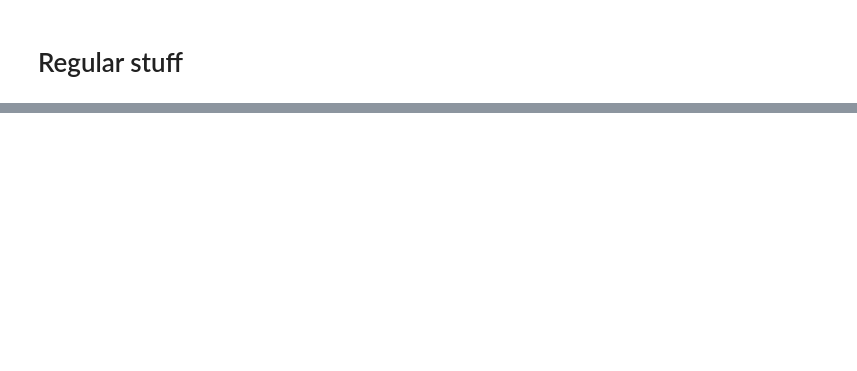
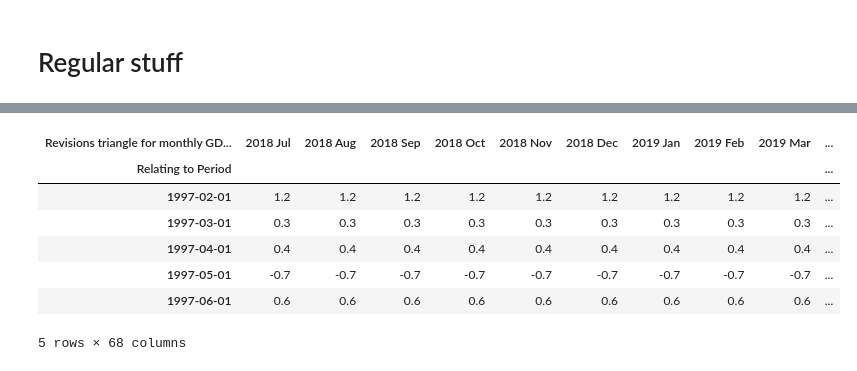
Before and after one commit to lukas-al/revisions_toolkit, a Jupyter notebook: revisions-toolkit/notebooks/test_nb.ipynb, the cells around one changed output, grey strips where cells are left out. Cells and saved outputs as stored; diff of their text form; code cells hidden in the pictures; blank space fills up the shorter version.

```diff
--- a/revisions-toolkit/notebooks/test_nb.ipynb
+++ b/revisions-toolkit/notebooks/test_nb.ipynb
@@ -10,3 +116,3 @@
 # %%
-test_df = context.catalog.load("headline_gdp_vintages")
+test_dict = context.catalog.load("headline_mgdp_vintages")
 # %% [output]
@@ -39,0 +121,2 @@ test_df
+# %%
+df = test_dict['MGDP Revision triangle (M on M).xlsx']["Estimate"]
@@ -39,0 +134,25 @@ test_df
+# %%
+"""
+Cell generated by Data Wrangler.
+"""
+
+import re
+
+def clean_data(df):
+    df.index = df.iloc[:, 0]
+    df = df.drop(index=df.index[0:2])
+    df = df.drop(columns=[df.columns[0]])
+    df.columns = df.iloc[0, :]
+    df = df.drop(index=df.index[0])
+    df = df.drop(index=df.index[0])
+    df = df.T
+
+    clean_index = df.index.map(lambda x: ' '.join(re.findall(r'[A-Za-z]+|\d+', x)))
+    df.index = pd.to_datetime(clean_index, format='%Y %b')
+
+    return df
+
+
+df_clean = clean_data(df.copy())
+df_clean.head()
+# %% [output]
@@ -39,0 +160,8 @@ test_df
+| Revisions triangle for monthly GD... | 2018 Jul | 2018 Aug | 2018 Sep | 2018 Oct | 2018 Nov | 2018 Dec | 2019 Jan | 2019 Feb | 2019 Mar | ... |
+| Relating to Period |  |  |  |  |  |  |  |  |  | ... |
+| 1997-02-01 | 1.2 | 1.2 | 1.2 | 1.2 | 1.2 | 1.2 | 1.2 | 1.2 | 1.2 | ... |
+| 1997-03-01 | 0.3 | 0.3 | 0.3 | 0.3 | 0.3 | 0.3 | 0.3 | 0.3 | 0.3 | ... |
+| 1997-04-01 | 0.4 | 0.4 | 0.4 | 0.4 | 0.4 | 0.4 | 0.4 | 0.4 | 0.4 | ... |
+| 1997-05-01 | -0.7 | -0.7 | -0.7 | -0.7 | -0.7 | -0.7 | -0.7 | -0.7 | -0.7 | ... |
+| 1997-06-01 | 0.6 | 0.6 | 0.6 | 0.6 | 0.6 | 0.6 | 0.6 | 0.6 | 0.6 | ... |
+5 rows × 68 columns
```
Also changed, not shown: parts of 20 cells of this notebook, 14 other files.
